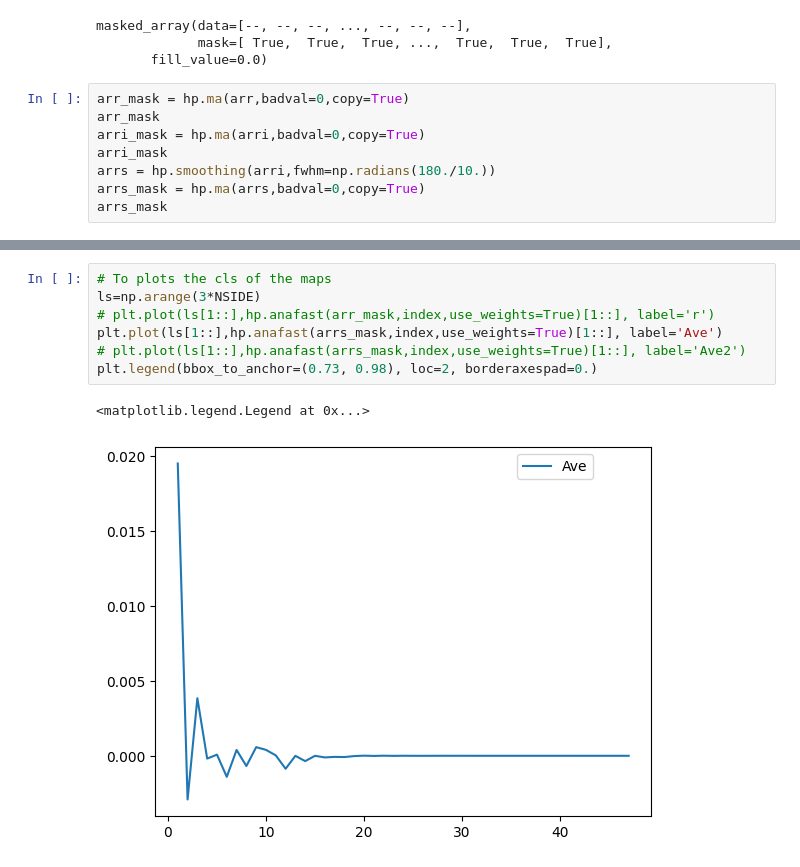
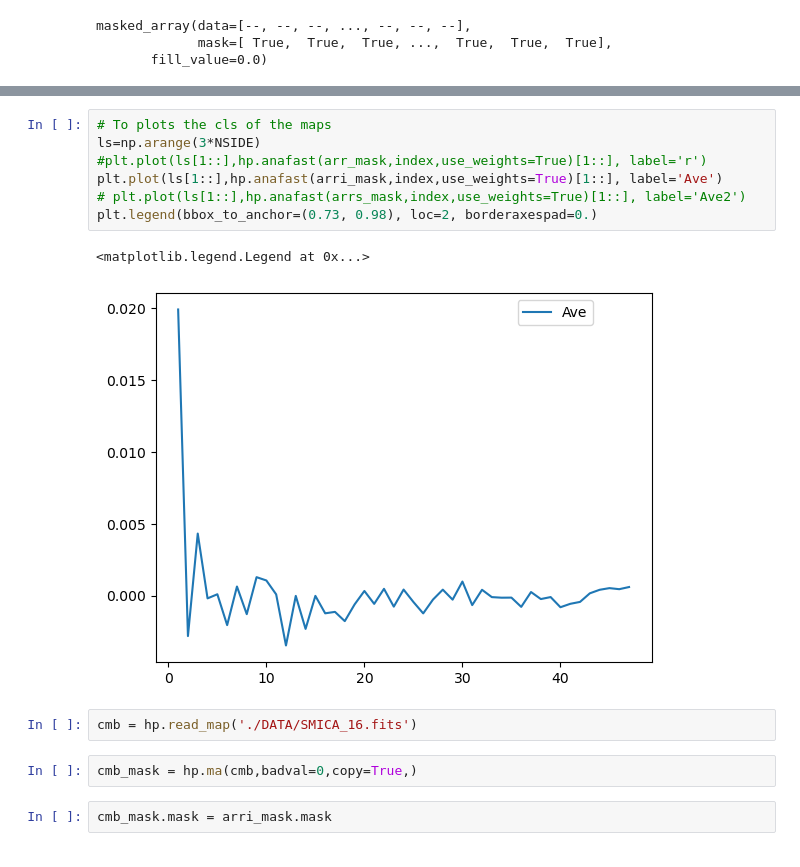
Before and after one commit to antolonappan/CMBxSN, a Jupyter notebook: SN_dist.ipynb, the cells around one changed output, grey strips where cells are left out. Saved outputs shown, nothing was run; the diff lists cells and outputs as text.

```diff
--- a/SN_dist.ipynb
+++ b/SN_dist.ipynb
@@ -315,11 +315,3 @@ arri_mask
 masked_array(data=[--, --, --, ..., --, --, --],
              mask=[ True,  True,  True, ...,  True,  True,  True],
        fill_value=0.0)
-# %%
-arr_mask = hp.ma(arr,badval=0,copy=True)
-arr_mask
-arri_mask = hp.ma(arri,badval=0,copy=True)
-arri_mask
-arrs = hp.smoothing(arri,fwhm=np.radians(180./10.))
-arrs_mask = hp.ma(arrs,badval=0,copy=True)
-arrs_mask
@@ -336,10 +328,16 @@ hp.graticule()
 # %%
 # To plots the cls of the maps
 ls=np.arange(3*NSIDE)
-# plt.plot(ls[1::],hp.anafast(arr_mask,index,use_weights=True)[1::], label='r')
-plt.plot(ls[1::],hp.anafast(arrs_mask,index,use_weights=True)[1::], label='Ave')
+#plt.plot(ls[1::],hp.anafast(arr_mask,index,use_weights=True)[1::], label='r')
+plt.plot(ls[1::],hp.anafast(arri_mask,index,use_weights=True)[1::], label='Ave')
 # plt.plot(ls[1::],hp.anafast(arrs_mask,index,use_weights=True)[1::], label='Ave2')
 plt.legend(bbox_to_anchor=(0.73, 0.98), loc=2, borderaxespad=0.)
 # %% [output]
 <matplotlib.legend.Legend at 0x...>
-[figure, old version]
+[figure, new version]
+# %%
+cmb = hp.read_map('./DATA/SMICA_16.fits')
+# %%
+cmb_mask = hp.ma(cmb,badval=0,copy=True,)
+# %%
+cmb_mask.mask = arri_mask.mask
```
Also changed, not shown: parts of 16 cells of this notebook, 3 other files.
